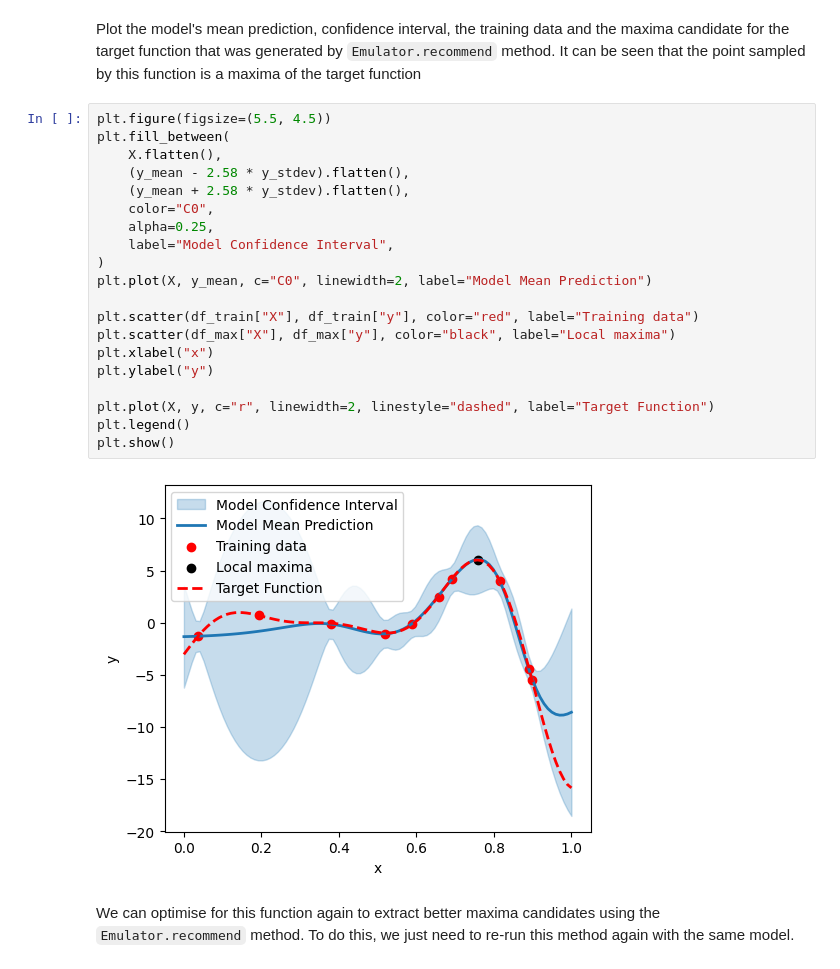
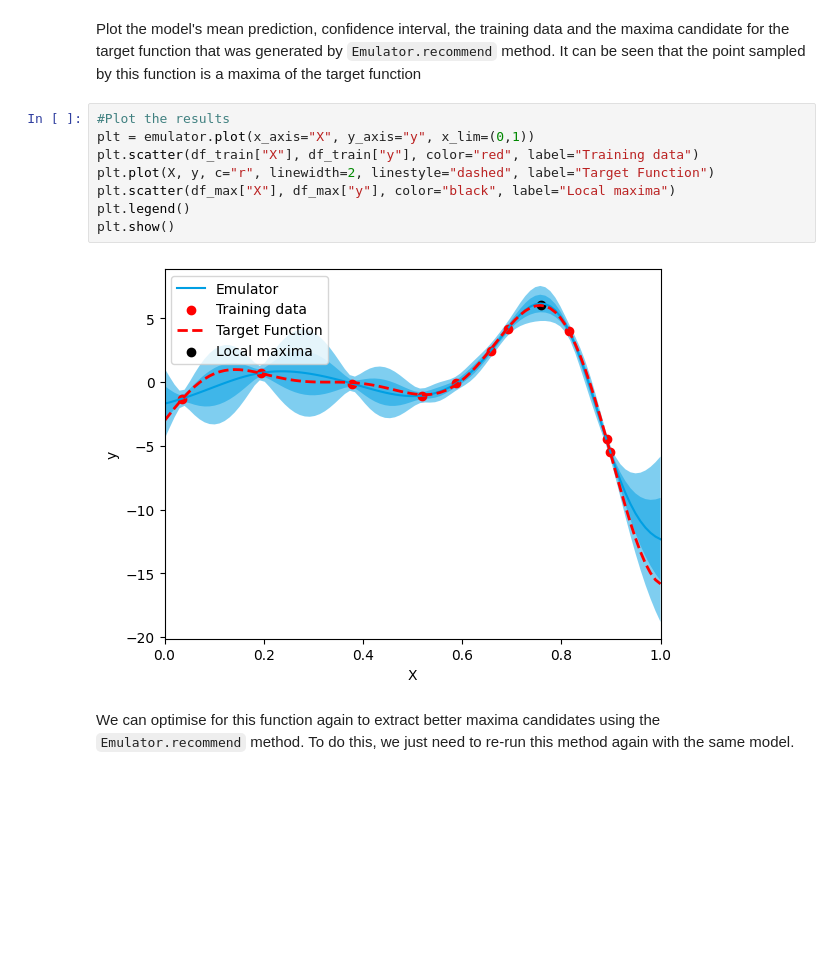
Before and after one commit to digiLab-ai/twinLab-Tutorials, a Jupyter notebook: 07-bayesian_optimisation.ipynb, the cells around one changed output. Drawn from its saved outputs; the diff is of its cells as text; blank space fills up the shorter version.

```diff
--- a/07-bayesian_optimisation.ipynb
+++ b/07-bayesian_optimisation.ipynb
@@ -124,28 +110,16 @@ Candidate points:
 # %% [markdown]
 Plot the model's mean prediction, confidence interval, the training data and the maxima candidate for the target function that was generated by `Emulator.recommend` method.
 It can be seen that the point sampled by this function is a maxima of the target function
-# %%
-plt.figure(figsize=(5.5, 4.5))
-plt.fill_between(
-    X.flatten(),
-    (y_mean - 2.58 * y_stdev).flatten(),
-    (y_mean + 2.58 * y_stdev).flatten(),
-    color="C0",
-    alpha=0.25,
-    label="Model Confidence Interval",
-)
-plt.plot(X, y_mean, c="C0", linewidth=2, label="Model Mean Prediction")
-
-plt.scatter(df_train["X"], df_train["y"], color="red", label="Training data")
-plt.scatter(df_max["X"], df_max["y"], color="black", label="Local maxima")
-plt.xlabel("x")
-plt.ylabel("y")
-
-plt.plot(X, y, c="r", linewidth=2, linestyle="dashed", label="Target Function")
-plt.legend()
-plt.show()
-# %% [output]
-[figure, removed]
+# %%
+#Plot the results
+plt = emulator.plot(x_axis="X", y_axis="y", x_lim=(0,1))
+plt.scatter(df_train["X"], df_train["y"], color="red", label="Training data")
+plt.plot(X, y, c="r", linewidth=2, linestyle="dashed", label="Target Function")
+plt.scatter(df_max["X"], df_max["y"], color="black", label="Local maxima")
+plt.legend()
+plt.show()
+# %% [output]
+[figure, added]
 # %% [markdown]
 We can optimise for this function again to extract better maxima candidates using the `Emulator.recommend` method. To do this, we just need to re-run this method again with the same model.
 # %%
```
Also changed, not shown: parts of 10 cells of this notebook, 9 other files.
